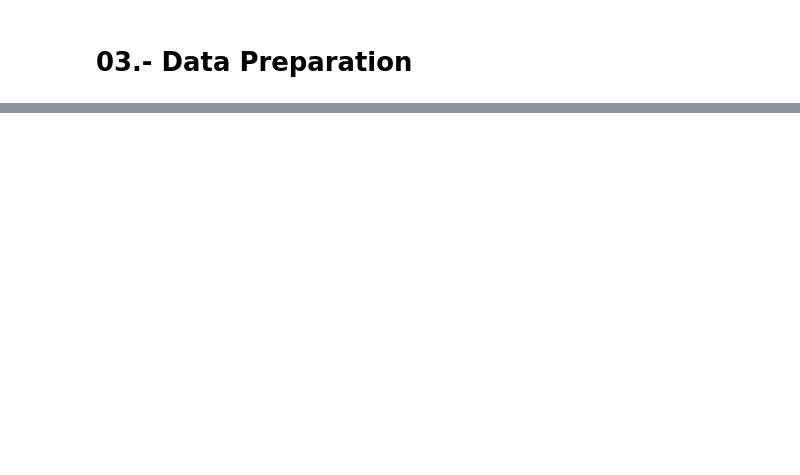
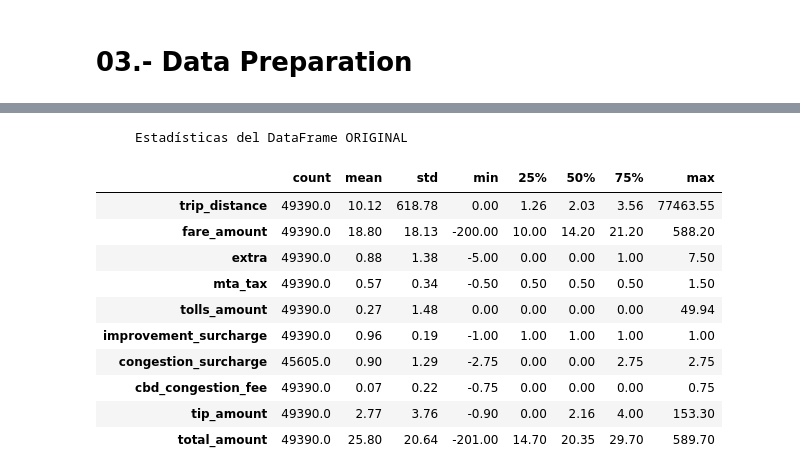
Before and after one commit to secarvallo/MLY0100, a Jupyter notebook: ML-N02/crisp-dm/03_data_preparation.ipynb, the cells around one changed output, grey strips where cells are left out. Cells and saved outputs as stored; diff of their text form; code cells hidden in the pictures; blank space fills up the shorter version.

Commit message:
docs: update notebooks with latest analysis and improvements

```diff
--- a/ML-N02/crisp-dm/03_data_preparation.ipynb
+++ b/ML-N02/crisp-dm/03_data_preparation.ipynb
@@ -53,0 +221,20 @@ except ImportError:
+# %%
+# 4. Verificar los resultados
+# Compara las estadísticas del dataset original y el limpio.
+# --- Estadísticas del DataFrame ORIGINAL ---
+print("Estadísticas del DataFrame ORIGINAL")
+stats_original = df[columnas_a_tratar].describe().round(2).T
+stats_original
+# %% [output]
+     Estadísticas del DataFrame ORIGINAL
+|  | count | mean | std | min | 25% | 50% | 75% | max |
+| trip_distance | 49390.0 | 10.12 | 618.78 | 0.00 | 1.26 | 2.03 | 3.56 | 77463.55 |
+| fare_amount | 49390.0 | 18.80 | 18.13 | -200.00 | 10.00 | 14.20 | 21.20 | 588.20 |
+| extra | 49390.0 | 0.88 | 1.38 | -5.00 | 0.00 | 0.00 | 1.00 | 7.50 |
+| mta_tax | 49390.0 | 0.57 | 0.34 | -0.50 | 0.50 | 0.50 | 0.50 | 1.50 |
+| tolls_amount | 49390.0 | 0.27 | 1.48 | 0.00 | 0.00 | 0.00 | 0.00 | 49.94 |
+| improvement_surcharge | 49390.0 | 0.96 | 0.19 | -1.00 | 1.00 | 1.00 | 1.00 | 1.00 |
+| congestion_surcharge | 45605.0 | 0.90 | 1.29 | -2.75 | 0.00 | 0.00 | 2.75 | 2.75 |
+| cbd_congestion_fee | 49390.0 | 0.07 | 0.22 | -0.75 | 0.00 | 0.00 | 0.00 | 0.75 |
+| tip_amount | 49390.0 | 2.77 | 3.76 | -0.90 | 0.00 | 2.16 | 4.00 | 153.30 |
+| total_amount | 49390.0 | 25.80 | 20.64 | -201.00 | 14.70 | 20.35 | 29.70 | 589.70 |
```
Also changed, not shown: parts of 25 cells of this notebook, 1 other file.
